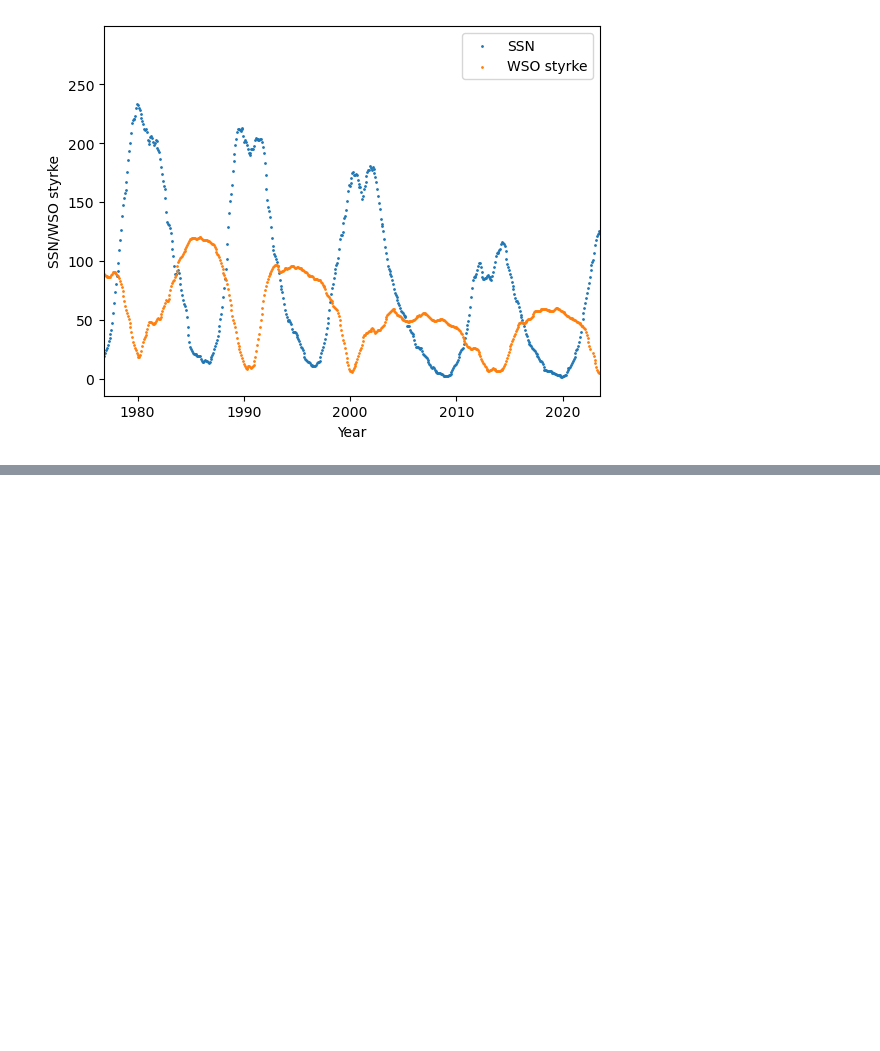
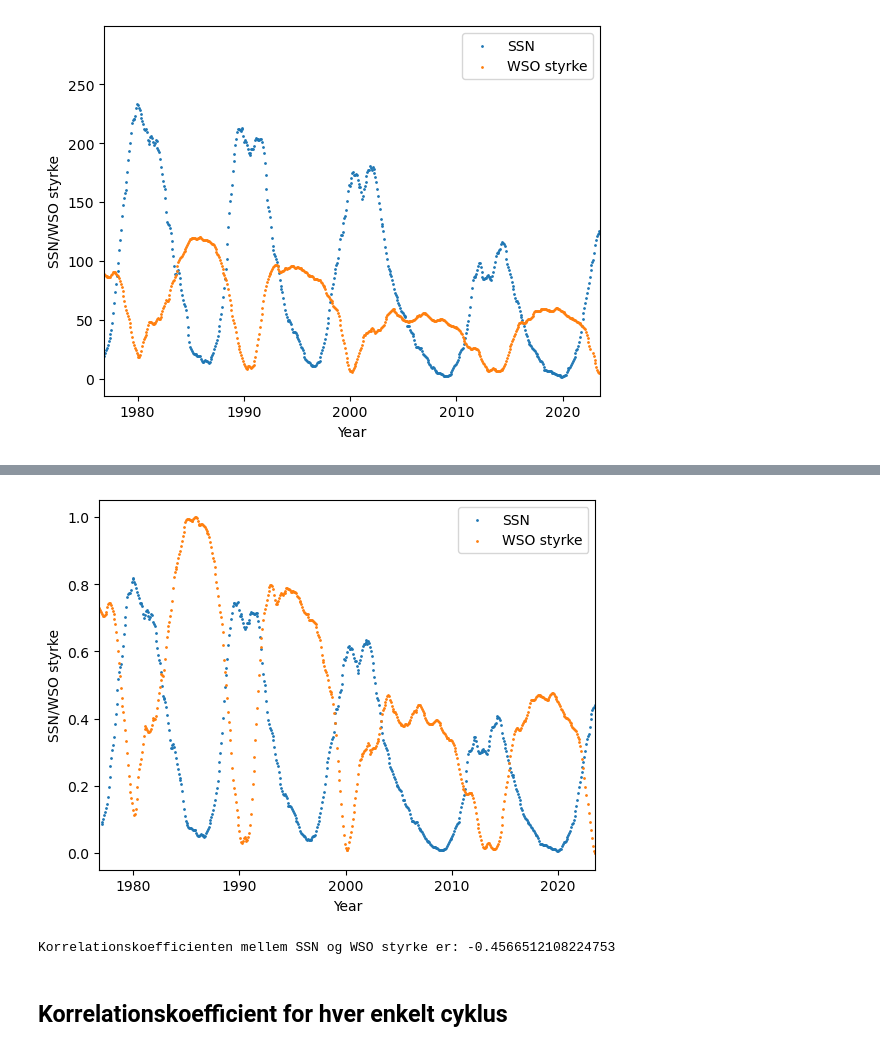
Before and after one commit to Focus9752/Solpletter_projekt, a Jupyter notebook: Magnus carlsen/korrelation.ipynb, the cells around one changed output, grey strips where cells are left out. Cells and saved outputs as stored; diff of their text form; code cells hidden in the pictures; blank space fills up the shorter version.

```diff
--- a/Magnus carlsen/korrelation.ipynb
+++ b/Magnus carlsen/korrelation.ipynb
@@ -37,0 +60,25 @@ plt.show()
+# %%
+# Returnerer korrelationskoefficienten for to arrays
+def correlation_coefficient(x_arr, y_arr):
+    return np.cov(x_arr, y_arr)[0,1] / (np.std(x_arr) * np.std(y_arr))
+# %%
+# Udregn korrelationskoefficienten
+# Skær arrays til så de har samme længde
+min_length = min(len(sunspot_number_arr_normalized), len(wso_number_arr_normalized))
+
+# Plot
+plt.scatter(sunspot_date_fraction_arr[-min_length:], sunspot_number_arr_normalized[-min_length:], label='SSN', s=ScatterSize)
+plt.scatter(wso_date_fraction_arr[-min_length:], wso_number_arr_normalized[-min_length:], label='WSO styrke', s=ScatterSize)
+plt.xlabel('Year')
+plt.ylabel('SSN/WSO styrke')
+plt.xlim(wso_date_fraction_arr[0], wso_date_fraction_arr[-1])
+plt.legend()
+plt.show()
+
+corr_coeff = correlation_coefficient(sunspot_number_arr_normalized[-min_length:], wso_number_arr_normalized[-min_length:])
+print('Korrelationskoefficienten mellem SSN og WSO styrke er:', corr_coeff)
+# %% [output]
+[figure, added]
+Korrelationskoefficienten mellem SSN og WSO styrke er: -0.4566512108224753
+# %% [markdown]
+## Korrelationskoefficient for hver enkelt cyklus
```
Also changed, not shown: parts of 3 cells of this notebook.
